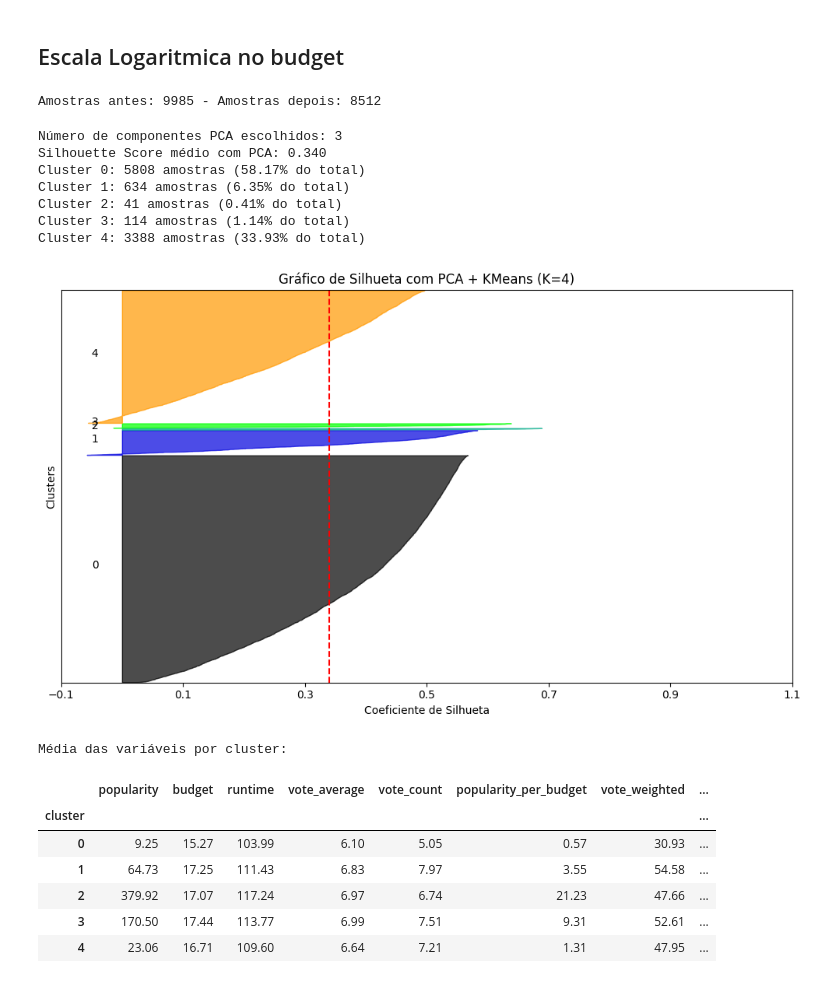
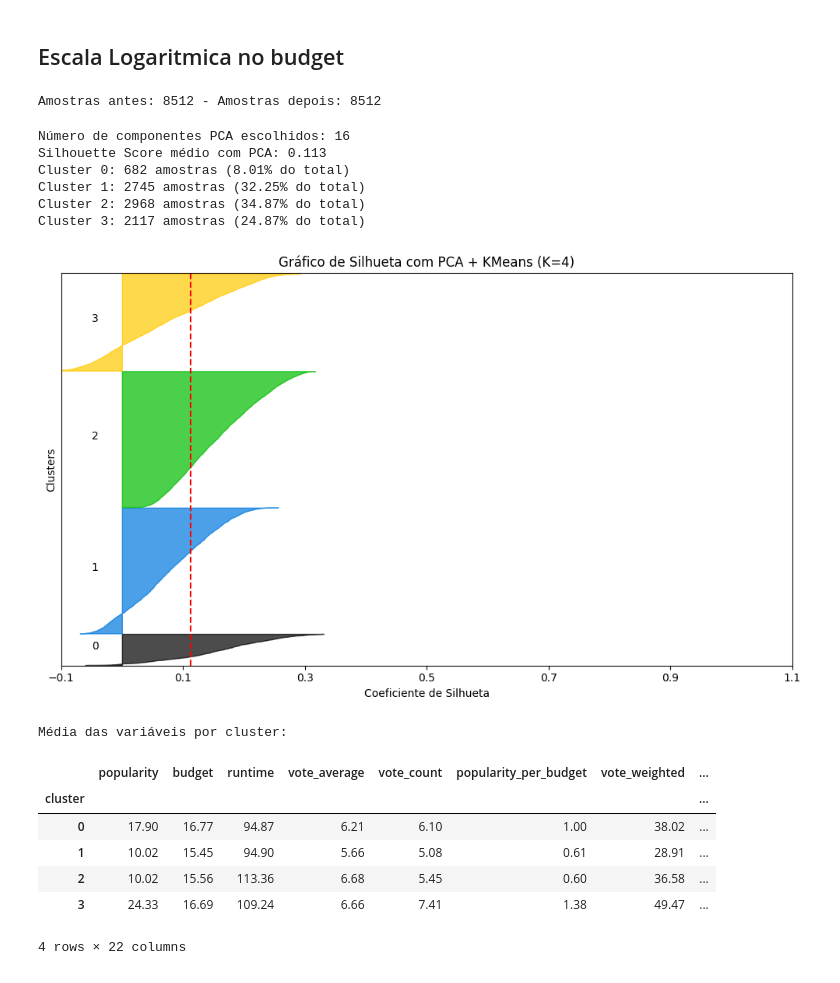
Before and after one commit to rodrigosantana24/projeto-pisi3, a Jupyter notebook: tratamento_thalyson.ipynb, the cells around one changed output. Drawn from its saved outputs; the diff is of its cells as text; code cells hidden in the pictures.

Commit message:
tentando achar um ponto de equilibro entre quantidade de cluster e quantidade de filmes por cluster

```diff
--- a/tratamento_thalyson.ipynb
+++ b/tratamento_thalyson.ipynb
@@ -421,10 +421,10 @@ def remove_outliers_iqr(df, columns):
 
 cont_cols = ['popularity', 'budget', 'runtime', 'vote_average', 'vote_count']
 
-df_clean = remove_outliers_iqr(df, cont_cols)
-print(f"Amostras antes: {len(df)} - Amostras depois: {len(df_clean)}")
+df = remove_outliers_iqr(df, cont_cols)
+print(f"Amostras antes: {len(df)} - Amostras depois: {len(df)}")
 # %% [output]
-Amostras antes: 9985 - Amostras depois: 8512
+Amostras antes: 8512 - Amostras depois: 8512
 # %%
 df['popularity_per_budget'] = df['popularity'] / (df['budget'] + 1)
 df['vote_weighted'] = df['vote_average'] * df['vote_count']
@@ -453,12 +453,15 @@ features = [
     'popularity_per_budget',
     'vote_weighted',
     'runtime_per_budget',
-    'vote_popularity_weighted'
+    'vote_popularity_weighted',
+    'Action', 'Adventure',
+    'Comedy', 'Crime', 'Drama', 'Family', 'Fantasy', 'Horror', 'Mystery',
+    'Outros', 'Romance', 'Science Fiction', 'Thriller'
 ]
 X = df[features].copy()
 
 # 2. Escalonamento com RobustScaler
-scaler = RobustScaler()
+scaler = StandardScaler()
 X_scaled = scaler.fit_transform(X)
 
 # 3. PCA mantendo 95% da variância
@@ -466,8 +469,8 @@ pca = PCA(n_components=0.95, random_state=42)
 X_pca = pca.fit_transform(X_scaled)
 print(f"Número de componentes PCA escolhidos: {X_pca.shape[1]}")
 
-# 4. KMeans com 5 clusters
-n_clusters = 5
+# 4. KMeans com 4 clusters
+n_clusters = 4
 kmeans = KMeans(n_clusters=n_clusters, random_state=42, n_init=100)
 cluster_labels = kmeans.fit_predict(X_pca)
 
@@ -506,49 +509,48 @@ for i in range(n_clusters):
     )
 
     ax1.text(-0.05, y_lower + 0.5 * size_cluster_i, str(i))
     y_lower = y_upper + 10
 
 ax1.set_title("Gráfico de Silhueta com PCA + KMeans (K=4)")
 ax1.set_xlabel("Coeficiente de Silhueta")
 ax1.set_ylabel("Clusters")
 ax1.axvline(x=silhouette_avg, color="red", linestyle="--")
 ax1.set_yticks([])
 ax1.set_xticks(np.arange(-0.1, 1.1, 0.2))
 
 plt.tight_layout()
 plt.show()
 
 # Adiciona os rótulos dos clusters ao DataFrame original
 df_analisado = df.copy()
 df_analisado['cluster'] = cluster_labels  # cluster_labels deve vir do seu KMeans
 
 df_analisado['pca_0'] = X_pca[:, 0]
 df_analisado['pca_1'] = X_pca[:, 1]
 df_analisado['pca_2'] = X_pca[:, 2]
 
 # Calcula a média de cada feature por cluster
 resumo_por_cluster = df_analisado.groupby('cluster')[features].mean().round(2)
 
 # Exibe o resumo
 print("Média das variáveis por cluster:")
 display(resumo_por_cluster)
 # %% [output]
-Número de componentes PCA escolhidos: 3
-Silhouette Score médio com PCA: 0.340
-Cluster 0: 5808 amostras (58.17% do total)
-Cluster 1: 634 amostras (6.35% do total)
-Cluster 2: 41 amostras (0.41% do total)
-Cluster 3: 114 amostras (1.14% do total)
-Cluster 4: 3388 amostras (33.93% do total)
+Número de componentes PCA escolhidos: 16
+Silhouette Score médio com PCA: 0.113
+Cluster 0: 682 amostras (8.01% do total)
+Cluster 1: 2745 amostras (32.25% do total)
+Cluster 2: 2968 amostras (34.87% do total)
+Cluster 3: 2117 amostras (24.87% do total)
-[figure, old version]
+[figure, new version]
 Média das variáveis por cluster:
 |  | popularity | budget | runtime | vote_average | vote_count | popularity_per_budget | vote_weighted | ... |
 | cluster |  |  |  |  |  |  |  | ... |
-| 0 | 9.25 | 15.27 | 103.99 | 6.10 | 5.05 | 0.57 | 30.93 | ... |
-| 1 | 64.73 | 17.25 | 111.43 | 6.83 | 7.97 | 3.55 | 54.58 | ... |
-| 2 | 379.92 | 17.07 | 117.24 | 6.97 | 6.74 | 21.23 | 47.66 | ... |
-| 3 | 170.50 | 17.44 | 113.77 | 6.99 | 7.51 | 9.31 | 52.61 | ... |
-| 4 | 23.06 | 16.71 | 109.60 | 6.64 | 7.21 | 1.31 | 47.95 | ... |
+| 0 | 17.90 | 16.77 | 94.87 | 6.21 | 6.10 | 1.00 | 38.02 | ... |
+| 1 | 10.02 | 15.45 | 94.90 | 5.66 | 5.08 | 0.61 | 28.91 | ... |
+| 2 | 10.02 | 15.56 | 113.36 | 6.68 | 5.45 | 0.60 | 36.58 | ... |
+| 3 | 24.33 | 16.69 | 109.24 | 6.66 | 7.41 | 1.38 | 49.47 | ... |
+4 rows × 22 columns
 # %%
 print(df_analisado.columns)
 print(df_analisado[['title']].head())
```
Also changed, not shown: parts of 3 cells of this notebook.
